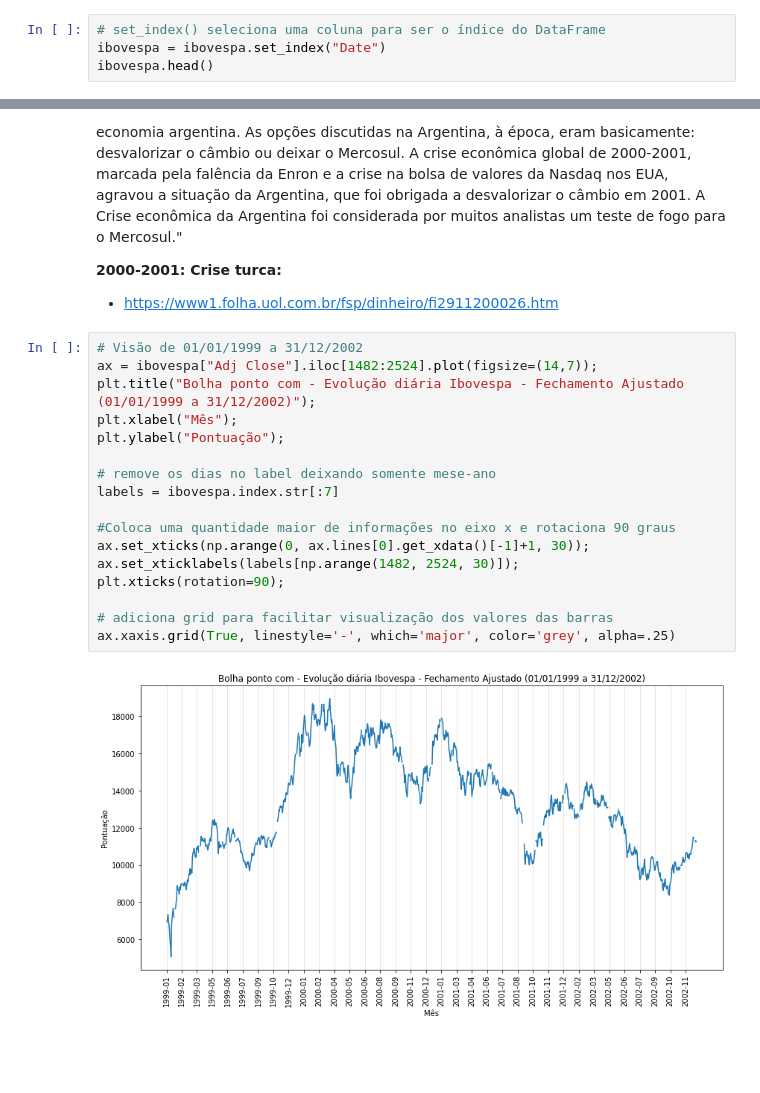
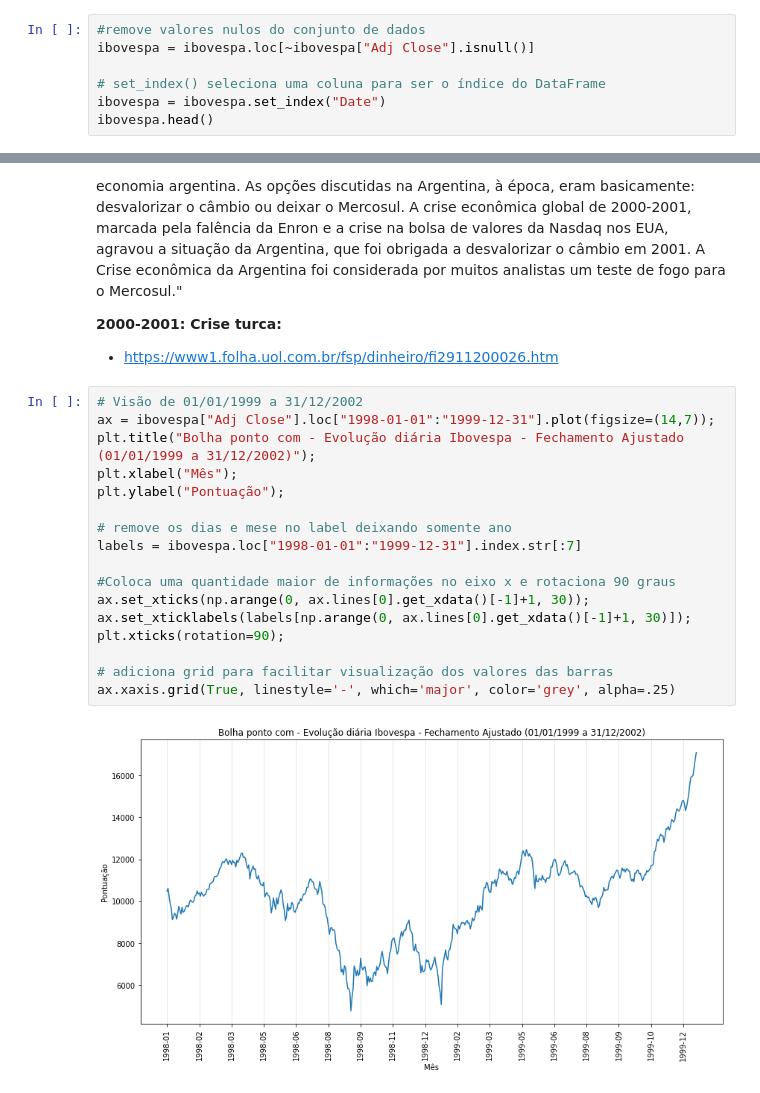
Before and after one commit to deboraaires/analise_Ibovespa, a Jupyter notebook: Análise_do_IBOVESPA.ipynb, the cells around one changed output, grey strips where cells are left out. Cells and saved outputs as stored; diff of their text form; blank space fills up the shorter version.

```diff
--- a/Análise_do_IBOVESPA.ipynb
+++ b/Análise_do_IBOVESPA.ipynb
@@ -57,6 +57,9 @@ ibovespa.head()
 | 3 | 1993-05-03 | 24.100000 | 24.400000 | 23.799999 | 24.100000 | 24.100000 | 0.0 |
 | 4 | 1993-05-04 | 24.100000 | 25.000000 | 24.100000 | 24.900000 | 24.900000 | 0.0 |
 # %%
+#remove valores nulos do conjunto de dados
+ibovespa = ibovespa.loc[~ibovespa["Adj Close"].isnull()]
+
 # set_index() seleciona uma coluna para ser o índice do DataFrame
 ibovespa = ibovespa.set_index("Date")
 ibovespa.head()
@@ -286,20 +300,20 @@ Assim, após fechar a 5.048,62 pontos no dia 10 de março, a bolsa eletrônica n
 *   https://www1.folha.uol.com.br/fsp/dinheiro/fi2911200026.htm
 # %%
 # Visão de 01/01/1999 a 31/12/2002
-ax = ibovespa["Adj Close"].iloc[1482:2524].plot(figsize=(14,7));
+ax = ibovespa["Adj Close"].loc["1998-01-01":"1999-12-31"].plot(figsize=(14,7));
 plt.title("Bolha ponto com - Evolução diária Ibovespa - Fechamento Ajustado (01/01/1999 a 31/12/2002)");
 plt.xlabel("Mês");
 plt.ylabel("Pontuação");
 
-# remove os dias no label deixando somente mese-ano
-labels = ibovespa.index.str[:7]
+# remove os dias e mese no label deixando somente ano
+labels = ibovespa.loc["1998-01-01":"1999-12-31"].index.str[:7]
 
 #Coloca uma quantidade maior de informações no eixo x e rotaciona 90 graus
 ax.set_xticks(np.arange(0, ax.lines[0].get_xdata()[-1]+1, 30));
-ax.set_xticklabels(labels[np.arange(1482, 2524, 30)]);
+ax.set_xticklabels(labels[np.arange(0, ax.lines[0].get_xdata()[-1]+1, 30)]);
 plt.xticks(rotation=90);
 
 # adiciona grid para facilitar visualização dos valores das barras
 ax.xaxis.grid(True, linestyle='-', which='major', color='grey', alpha=.25)
 # %% [output]
-[figure, old version]
+[figure, new version]
```
Also changed, not shown: parts of 5 cells of this notebook.
